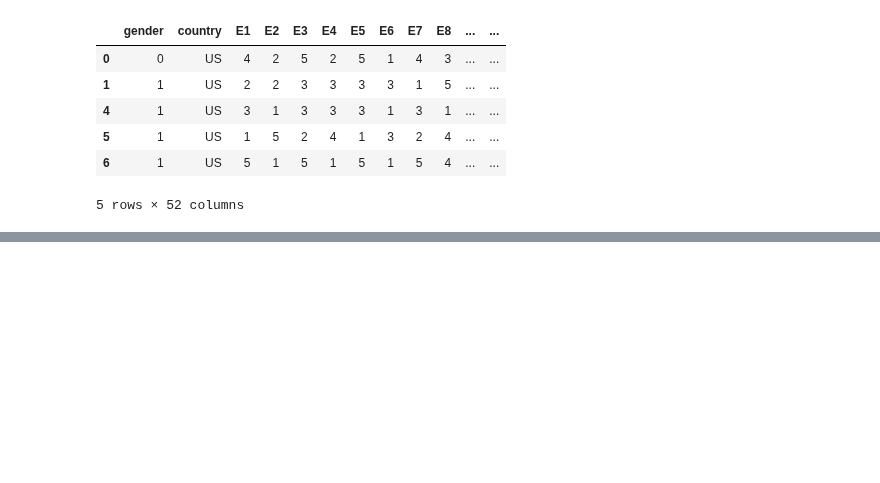
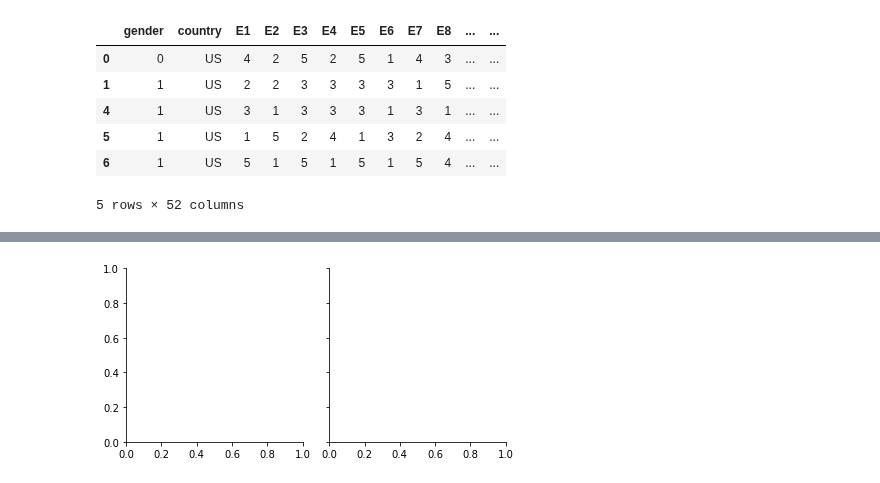
Before and after one commit to GiladFisher/Data-Science-Final-Project, a Jupyter notebook: Classification - Big Five male or female.ipynb, the cells around one changed output, grey strips where cells are left out. Saved outputs shown, nothing was run; the diff lists cells and outputs as text; code cells hidden in the pictures; blank space fills up the shorter version.

Commit message:
Adjusted 'gender' to binary

```diff
--- a/Classification - Big Five male or female.ipynb
+++ b/Classification - Big Five male or female.ipynb
@@ -99,6 +99,10 @@ n_data.head(5)
 Now we will change the 'sex' column to a binary form
 # %%
 n_data['gender'] = n_data['gender'] - 1 # now 1 is female and 0 is male
+# %%
+n_data = n_data.loc[n_data['gender']!=2]
+# %%
+n_data = n_data.loc[n_data['gender']!=-1]
 # %%
 #n_data.iloc[:, 2:7] = (n_data.iloc[:, 2:7] * 2) ** 2 - 2
 # %%
@@ -159,0 +159,4 @@ array([0.46567194, 0.69874872, 0.43844369, ..., 0.62746819, 0.68250093,
+# %%
+pl = sns.FacetGrid(n_data, col='gender',)
+# %% [output]
+[figure, added]
```
Also changed, not shown: parts of 7 cells of this notebook.
